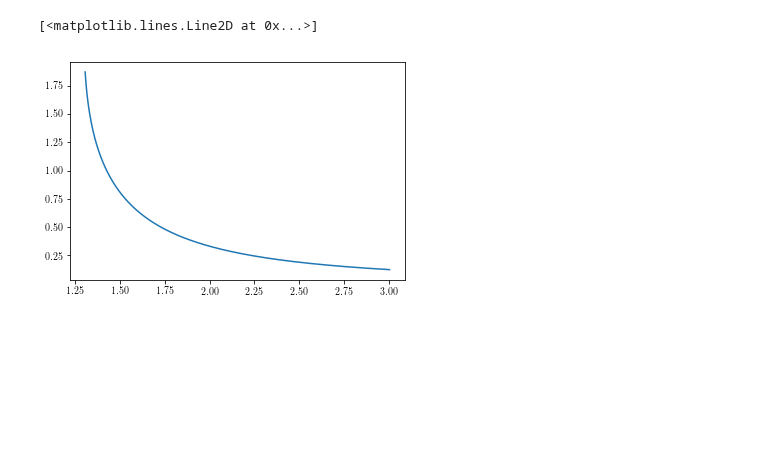
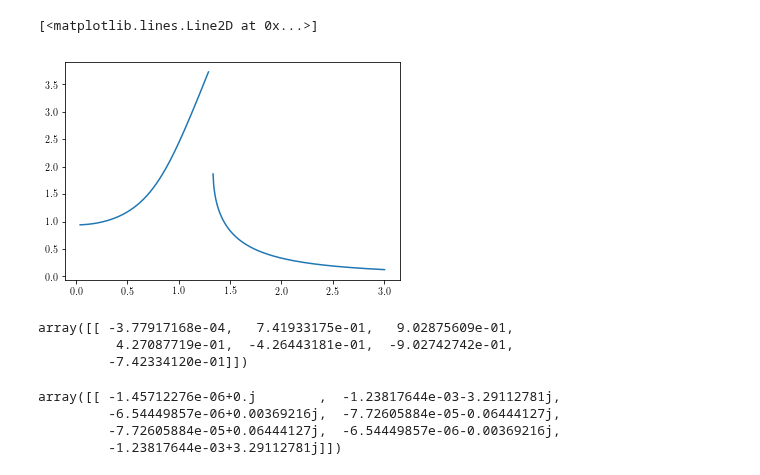
Before and after one commit to josephcslater/mousai, a Jupyter notebook: docs/tutorial/demos/Duffing.ipynb, the cells around one changed output. Cells and saved outputs as stored; diff of their text form; code cells hidden in the pictures; blank space fills up the shorter version.

```diff
--- a/docs/tutorial/demos/Duffing.ipynb
+++ b/docs/tutorial/demos/Duffing.ipynb
@@ -38,0 +17,4 @@ amp = sp.zeros_like(omega)
+# %%
+t, x, e, amps, phases = ms.hb_so(ms.duff_osc, sp.array([[0,1,-1,0,0,0,0]]), .7, f_tol = 1e-10)
+print(x)
+print(sp.fftpack.fft(x))
@@ -49,10 +48,13 @@ def duff_osc2(x, v, params):
 # %%
-omega = sp.linspace(0,3,200)+1/200
+omega = sp.linspace(0.1,3,200)+1/200
 amp = sp.zeros_like(omega)
-x = sp.array([[0,1,-1]])
+x = sp.array([[0,-1,1,0,0]])
 for i, freq in enumerate(omega):
     #print(i,freq,x)
-    t, x, e, amps, phases = ms.hb_so('duff_osc2', x, freq)#, callback = resid)
-    amp[i]=amps[0]
+    try:
+        t, x, e, amps, phases = ms.hb_so(duff_osc2, x, freq)#, f_tol = 1e-10)#, callback = resid)
+        amp[i]=amps[0]
+    except:
+        amp[i] = sp.nan
 plt.plot(omega, amp)
 # %% [output]
@@ -63,0 +67,14 @@ globals()['duff_osc2']
+# %%
+omega = sp.linspace(0.1,3,90)+1/200
+amp = sp.zeros_like(omega)
+x = sp.array([[0,-1,1,0,0,0,0,0,0]])
+for i, freq in enumerate(omega):
+    #print(i,freq,x)
+    #print(sp.average(x))
+    x = x-sp.average(x)
+    try:
+        t, x, e, amps, phases = ms.hb_so(duff_osc2, x, freq, verbose = False, f_tol = 1e-6)#, callback = resid)
+        amp[i]=amps[0]
+    except:
+        amp[i] = sp.nan
+plt.plot(omega, amp)
@@ -64,12 +106,30 @@ globals()['duff_osc2']
 # %%
-omegal = sp.arange(3,1.295,-1/200)+1/200
+omegal = sp.arange(3,.03,-1/200)+1/200
 ampl = sp.zeros_like(omegal)
-x = sp.array([[0,-1,1]])
+x = sp.array([[0,-1,1,0,0,0,0]])
 for i, freq in enumerate(omegal):
-    #print(i,freq,x, "freq:",freq, phases)
-    t, x, e, amps, phases = ms.hb_so('duff_osc', x, freq)#, f_tol = 1e-10)#, callback = resid)
-    ampl[i]=amps[0]
+    # Here we try to obtain solutions, but if they don't work,
+    # we ignore them by inserting `np.nan` values.
+    x = x-sp.average(x)
+    try:
+        t, x, e, amps, phases = ms.hb_so(duff_osc2, x, freq, f_tol = 1e-6)#, callback = resid)
+        ampl[i]=amps[0]
+    except:
+        ampl[i] = sp.nan
 plt.plot(omegal, ampl)
 # %% [output]
 [<matplotlib.lines.Line2D at 0x...>]
-[figure, old version]
+[figure, new version]
+# %%
+x
+# %% [output]
+array([[ -3.77917168e-04,   7.41933175e-01,   9.02875609e-01,
+          4.27087719e-01,  -4.26443181e-01,  -9.02742742e-01,
+         -7.42334120e-01]])
+# %%
+sp.fftpack.fft(x)
+# %% [output]
+array([[ -1.45712276e-06+0.j        ,  -1.23817644e-03-3.29112781j,
+         -6.54449857e-06+0.00369216j,  -7.72605884e-05-0.06444127j,
+         -7.72605884e-05+0.06444127j,  -6.54449857e-06-0.00369216j,
+         -1.23817644e-03+3.29112781j]])
```
Also changed, not shown: parts of 24 cells of this notebook, 3 other files.
